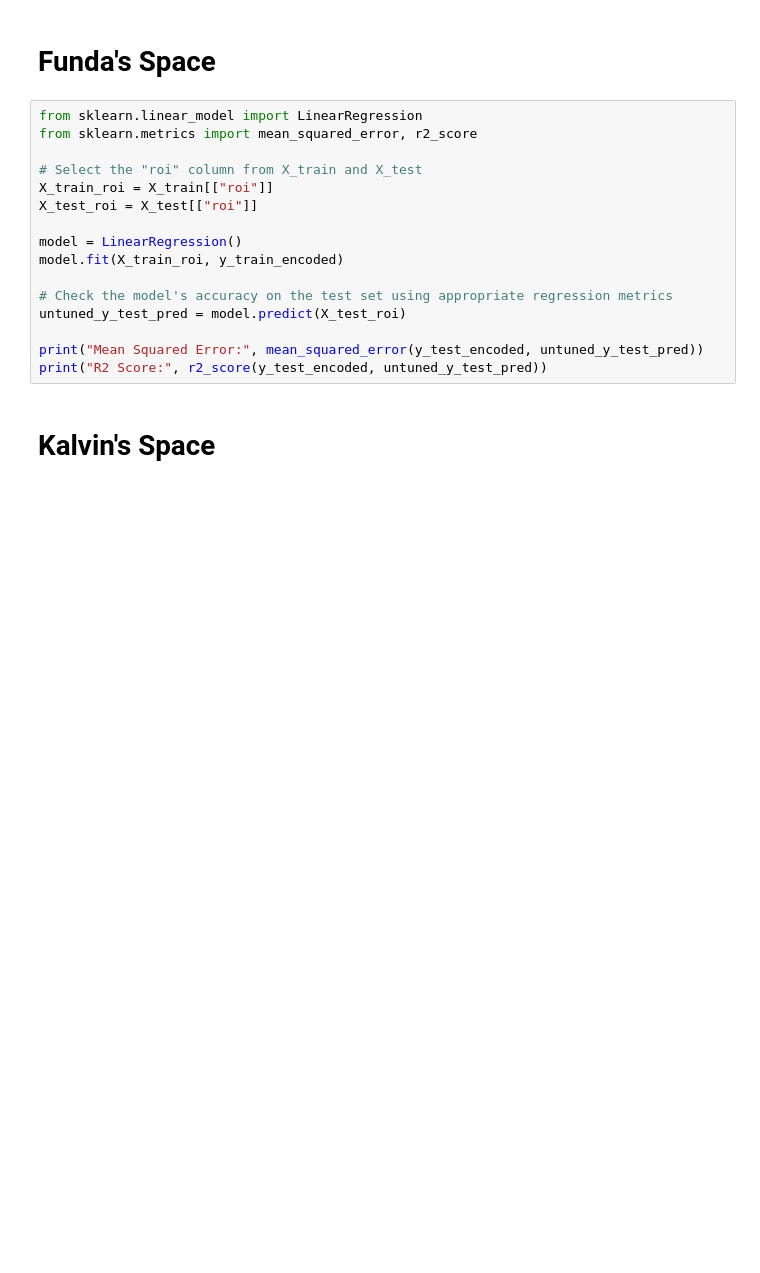
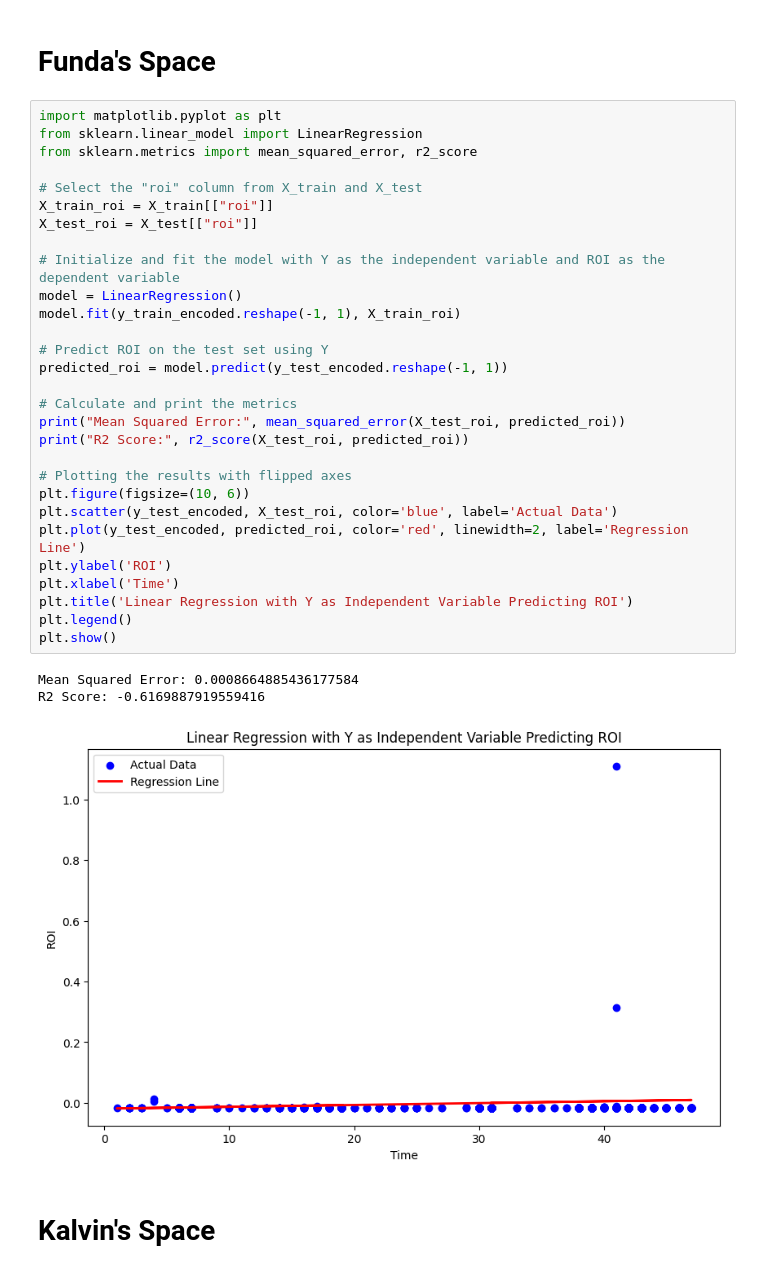
Before and after one commit to FundaSubasi/ai_project_2_group_10, a Jupyter notebook: combined_data.ipynb, the cells around one changed output. Saved outputs shown, nothing was run; the diff lists cells and outputs as text; blank space fills up the shorter version.

Commit message:
fixed ROI regression

```diff
--- a/combined_data.ipynb
+++ b/combined_data.ipynb
@@ -676,21 +891,38 @@ Playtime!!
 # %% [markdown]
 # Funda's Space
 # %%
+import matplotlib.pyplot as plt
 from sklearn.linear_model import LinearRegression
 from sklearn.metrics import mean_squared_error, r2_score
 
 # Select the "roi" column from X_train and X_test
 X_train_roi = X_train[["roi"]]
 X_test_roi = X_test[["roi"]]
 
+# Initialize and fit the model with Y as the independent variable and ROI as the dependent variable
 model = LinearRegression()
-model.fit(X_train_roi, y_train_encoded)
+model.fit(y_train_encoded.reshape(-1, 1), X_train_roi)
 
-# Check the model's accuracy on the test set using appropriate regression metrics
-untuned_y_test_pred = model.predict(X_test_roi)
+# Predict ROI on the test set using Y
+predicted_roi = model.predict(y_test_encoded.reshape(-1, 1))
 
-print("Mean Squared Error:", mean_squared_error(y_test_encoded, untuned_y_test_pred))
-print("R2 Score:", r2_score(y_test_encoded, untuned_y_test_pred))
+# Calculate and print the metrics
+print("Mean Squared Error:", mean_squared_error(X_test_roi, predicted_roi))
+print("R2 Score:", r2_score(X_test_roi, predicted_roi))
+
+# Plotting the results with flipped axes
+plt.figure(figsize=(10, 6))
+plt.scatter(y_test_encoded, X_test_roi, color='blue', label='Actual Data')
+plt.plot(y_test_encoded, predicted_roi, color='red', linewidth=2, label='Regression Line')
+plt.ylabel('ROI')
+plt.xlabel('Time')
+plt.title('Linear Regression with Y as Independent Variable Predicting ROI')
+plt.legend()
+plt.show()
+# %% [output]
+Mean Squared Error: 0.0008664885436177584
+R2 Score: -0.6169887919559416
+[figure, added]
 # %% [markdown]
 # Kalvin's Space
 # %% [markdown]
```
Also changed, not shown: parts of 29 cells of this notebook.
